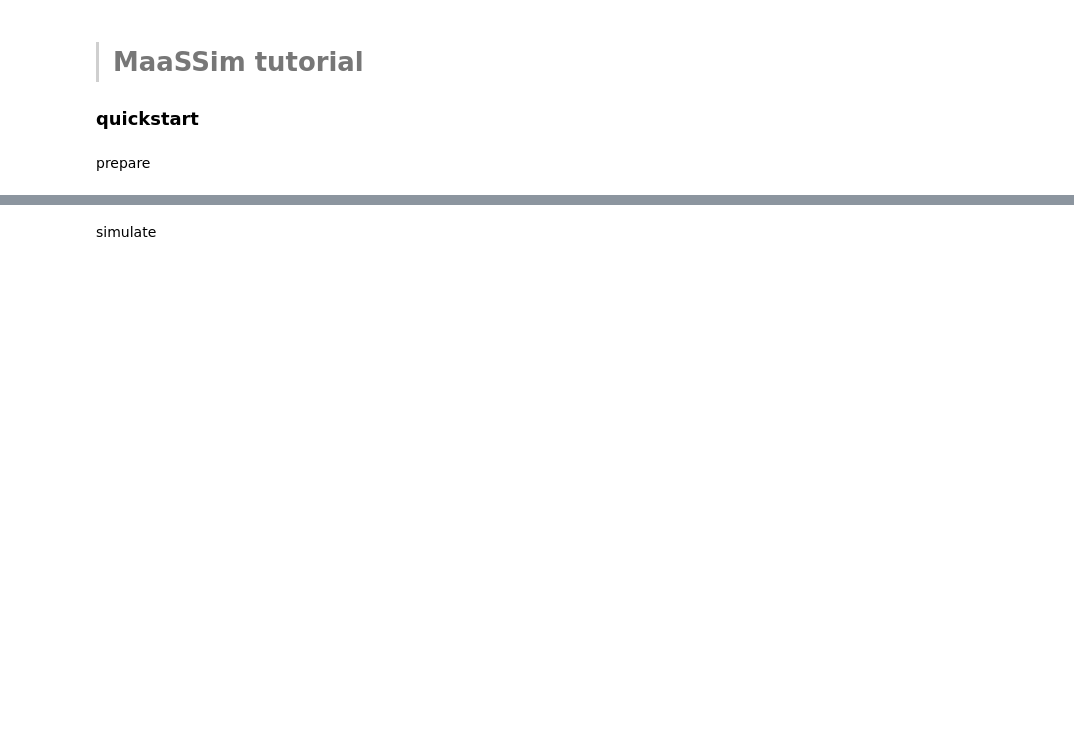
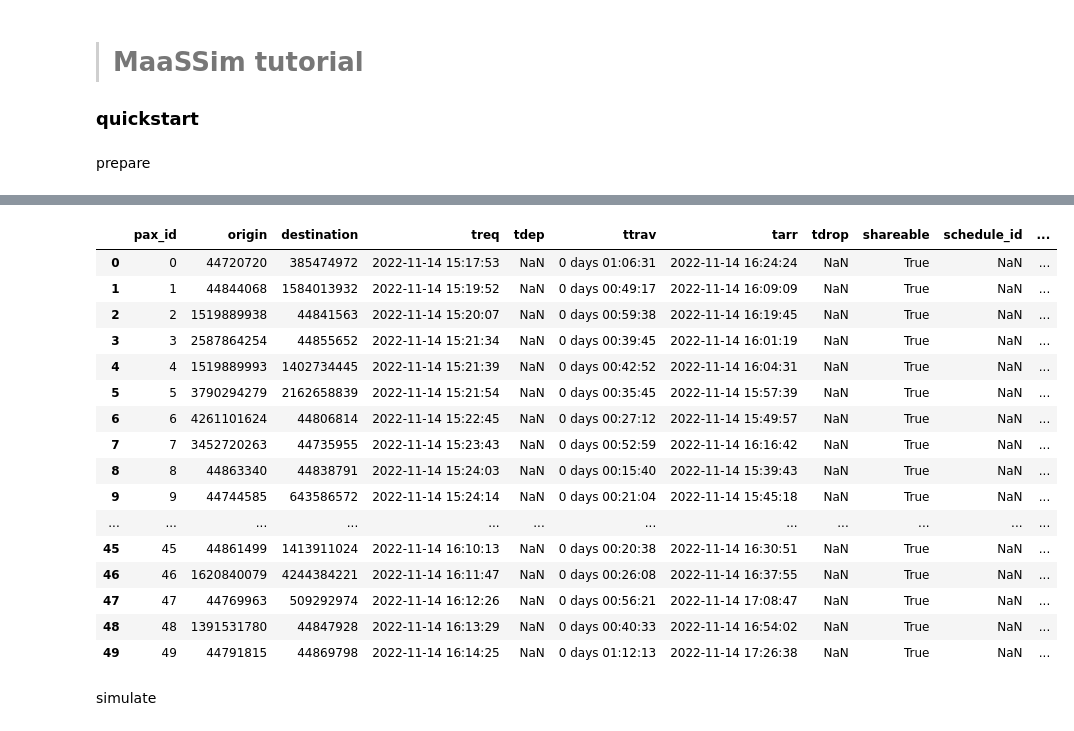
Before and after one commit to RafalKucharskiPK/MaaSSim, a Jupyter notebook: docs/tutorials/07_Shared_rides_with_ExMAS.ipynb, the cells around one changed output, grey strips where cells are left out. Drawn from its saved outputs; the diff is of its cells as text; code cells hidden in the pictures; blank space fills up the shorter version.

```diff
--- a/docs/tutorials/07_Shared_rides_with_ExMAS.ipynb
+++ b/docs/tutorials/07_Shared_rides_with_ExMAS.ipynb
@@ -26,9 +27,9 @@ import ExMAS
 params = get_config('../../data/config/delft.json')  # load configuration
 # %%
 params.times.pickup_patience = 3600 # 1 hour of simulation
-params.simTime = 4 # 1 hour of simulation
-params.nP = 500 # reuqests (and passengers)
-params.nV = 100 # vehicles
+params.simTime = 1 # 1 hour of simulation
+params.nP = 50 # reuqests (and passengers)
+params.nV = 1 # vehicles
 # %%
 params.t0 = pd.Timestamp.now()
 params.shareability.avg_speed = params.speeds.ride
@@ -74,0 +76,2 @@ inData = ExMAS.main(inData, params.shareability, plot=False) # create shareabili
+# %%
+inData = prep_shared_rides(inData, params.shareability)  # prepare schedules
@@ -75,3 +105,23 @@ inData = ExMAS.main(inData, params.shareability, plot=False) # create shareabili
+# %%
+inData.requests
+# %% [output]
+|  | pax_id | origin | destination | treq | tdep | ttrav | tarr | tdrop | shareable | schedule_id | ... |
+| 0 | 0 | 44720720 | 385474972 | 2022-11-14 15:17:53 | NaN | 0 days 01:06:31 | 2022-11-14 16:24:24 | NaN | True | NaN | ... |
+| 1 | 1 | 44844068 | 1584013932 | 2022-11-14 15:19:52 | NaN | 0 days 00:49:17 | 2022-11-14 16:09:09 | NaN | True | NaN | ... |
+| 2 | 2 | 1519889938 | 44841563 | 2022-11-14 15:20:07 | NaN | 0 days 00:59:38 | 2022-11-14 16:19:45 | NaN | True | NaN | ... |
+| 3 | 3 | 2587864254 | 44855652 | 2022-11-14 15:21:34 | NaN | 0 days 00:39:45 | 2022-11-14 16:01:19 | NaN | True | NaN | ... |
+| 4 | 4 | 1519889993 | 1402734445 | 2022-11-14 15:21:39 | NaN | 0 days 00:42:52 | 2022-11-14 16:04:31 | NaN | True | NaN | ... |
+| 5 | 5 | 3790294279 | 2162658839 | 2022-11-14 15:21:54 | NaN | 0 days 00:35:45 | 2022-11-14 15:57:39 | NaN | True | NaN | ... |
+| 6 | 6 | 4261101624 | 44806814 | 2022-11-14 15:22:45 | NaN | 0 days 00:27:12 | 2022-11-14 15:49:57 | NaN | True | NaN | ... |
+| 7 | 7 | 3452720263 | 44735955 | 2022-11-14 15:23:43 | NaN | 0 days 00:52:59 | 2022-11-14 16:16:42 | NaN | True | NaN | ... |
+| 8 | 8 | 44863340 | 44838791 | 2022-11-14 15:24:03 | NaN | 0 days 00:15:40 | 2022-11-14 15:39:43 | NaN | True | NaN | ... |
+| 9 | 9 | 44744585 | 643586572 | 2022-11-14 15:24:14 | NaN | 0 days 00:21:04 | 2022-11-14 15:45:18 | NaN | True | NaN | ... |
+| ... | ... | ... | ... | ... | ... | ... | ... | ... | ... | ... | ... |
+| 45 | 45 | 44861499 | 1413911024 | 2022-11-14 16:10:13 | NaN | 0 days 00:20:38 | 2022-11-14 16:30:51 | NaN | True | NaN | ... |
+| 46 | 46 | 1620840079 | 4244384221 | 2022-11-14 16:11:47 | NaN | 0 days 00:26:08 | 2022-11-14 16:37:55 | NaN | True | NaN | ... |
+| 47 | 47 | 44769963 | 509292974 | 2022-11-14 16:12:26 | NaN | 0 days 00:56:21 | 2022-11-14 17:08:47 | NaN | True | NaN | ... |
+| 48 | 48 | 1391531780 | 44847928 | 2022-11-14 16:13:29 | NaN | 0 days 00:40:33 | 2022-11-14 16:54:02 | NaN | True | NaN | ... |
+| 49 | 49 | 44791815 | 44869798 | 2022-11-14 16:14:25 | NaN | 0 days 01:12:13 | 2022-11-14 17:26:38 | NaN | True | NaN | ... |
 # %% [markdown]
 simulate
 # %%
```
Also changed, not shown: parts of 5 cells of this notebook, 1 other file.
